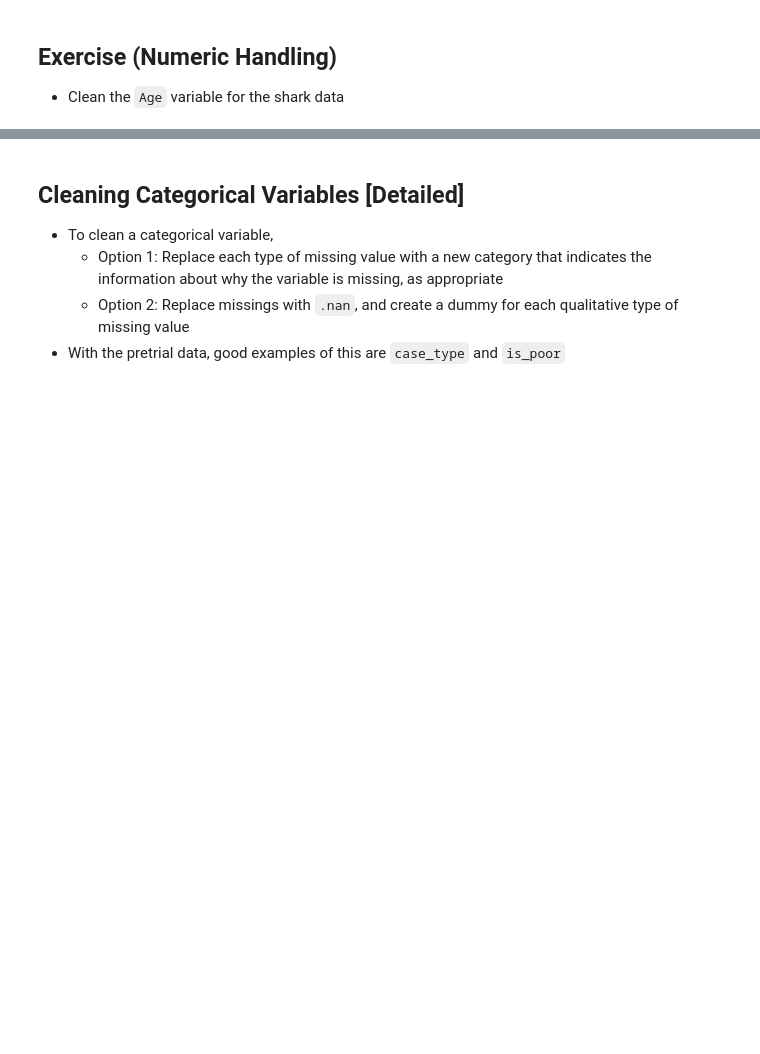
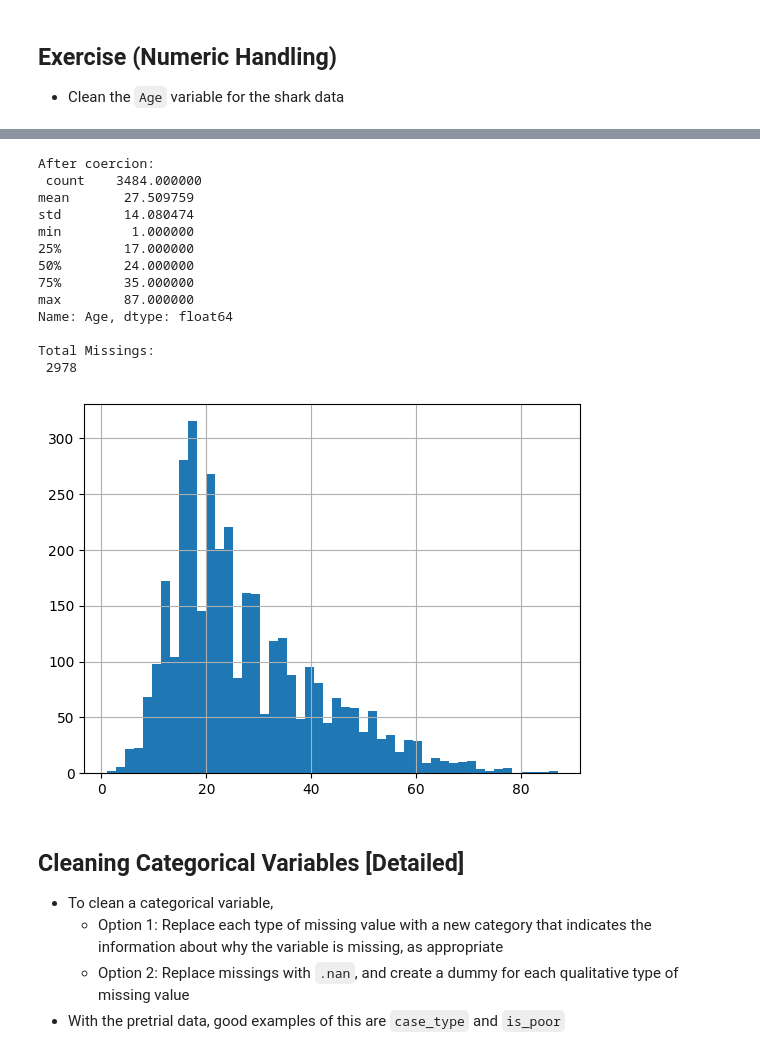
Before and after one commit to ashleyr05/wrangling, a Jupyter notebook: wrangling.ipynb, the cells around one changed output, grey strips where cells are left out. Drawn from its saved outputs; the diff is of its cells as text; code cells hidden in the pictures; blank space fills up the shorter version.

```diff
--- a/wrangling.ipynb
+++ b/wrangling.ipynb
@@ -366,0 +377,5 @@ Name: Fatal (Y/N), dtype: int64
+# %%
+import pandas as pd
+import numpy as np
+
+sdf = pd.read_csv('./wrangling/data/sharks.csv', low_memory=False)
@@ -427,3 +480,33 @@ df[var+'_impute'] = df[var].fillna(impute_value)
+# %%
+## Coercing to Numeric
+var = 'Age'
+
+# How to coerce a variable to numeric:
+sdf[var] = pd.to_numeric(sdf[var], errors='coerce') # Coerce the variable to numeric
+  # need to assign back to df[var] to change the age column
+
+# Create a missing dummy:
+sdf[var+'_nan'] = sdf[var].isnull() # Equals 1 if missing, 0 if non-null
+
+# After coercion:
+print('After coercion: \n', sdf[var].describe(),'\n') # Describe the numeric variable
+sdf[var].hist(bins = 50) # Histogram of the variable values
+print('Total Missings: \n', sum(sdf[var+'_nan']),'\n') # How many missing values are there?
+# %% [output]
+After coercion:
+ count    3484.000000
+mean       27.509759
+std        14.080474
+min         1.000000
+25%        17.000000
+50%        24.000000
+75%        35.000000
+max        87.000000
+Name: Age, dtype: float64
+
+Total Missings:
+ 2978
+[figure, added]
 # %% [markdown]
 ## Cleaning Categorical Variables [Detailed]
 - To clean a categorical variable,
```
Also changed, not shown: parts of 8 cells of this notebook.
